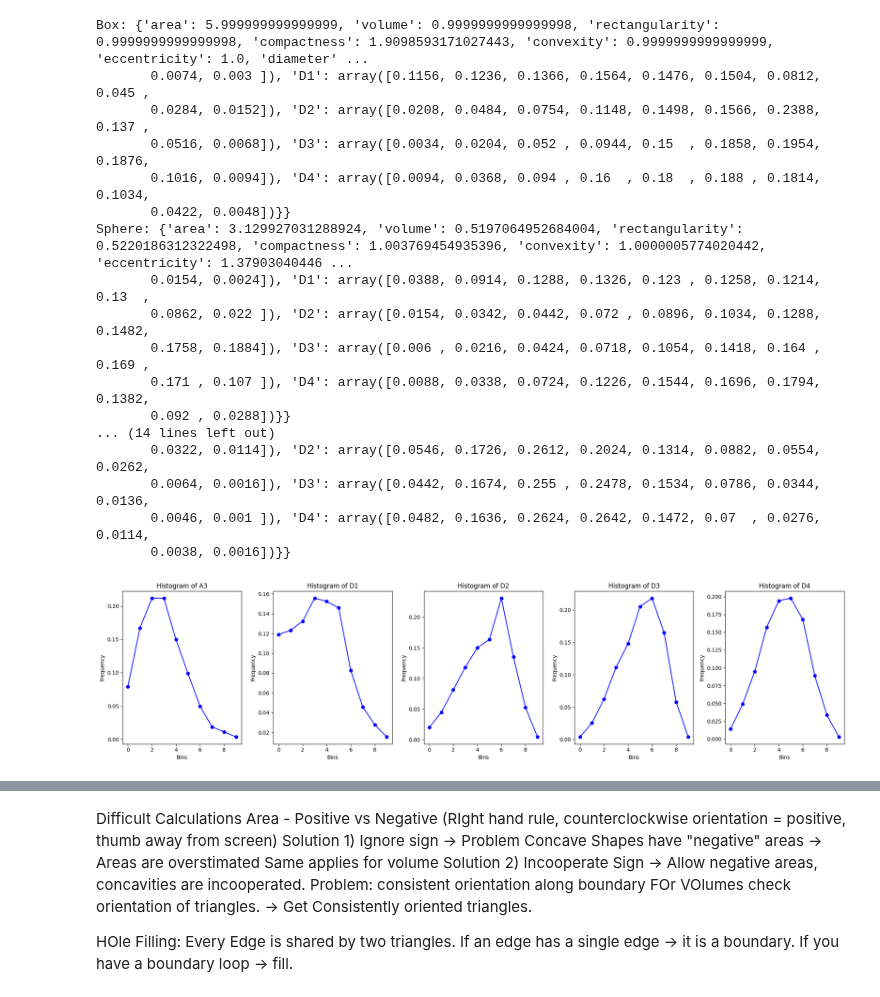
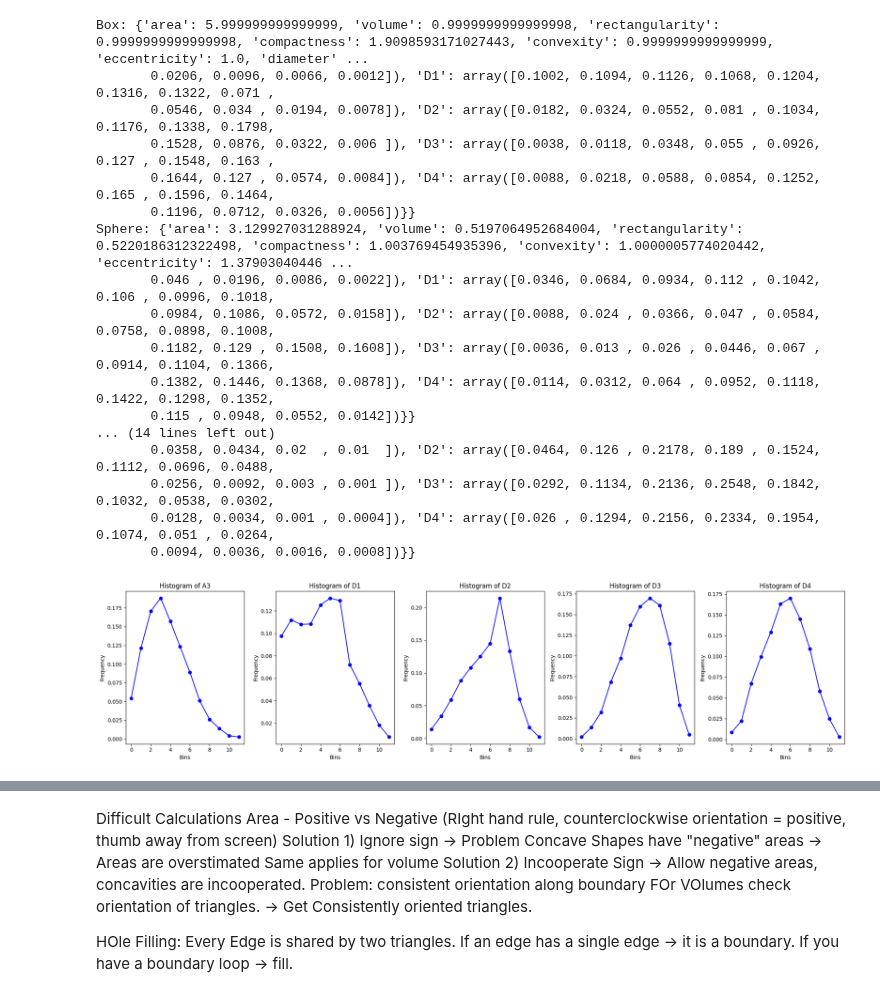
Before and after one commit to maria-raluca-st/INFOMR-final-project, a Jupyter notebook: mmdbs/feature_extract_copy.ipynb, the cells around one changed output, grey strips where cells are left out. Drawn from its saved outputs; the diff is of its cells as text; code cells hidden in the pictures.

Commit message:
added different mesh comparisons for histo features

```diff
--- a/mmdbs/feature_extract_copy.ipynb
+++ b/mmdbs/feature_extract_copy.ipynb
@@ -95,7 +100,7 @@ def get_hist(desc_vals, bins=10, normalize=True):
 
 def get_distributions(mesh:Mesh, show=True):
     num_samples = 5000
-    bins = 10
+    bins = 12
     com = get_center_of_mass(mesh)
     subsample1= mesh.vertices[np.random.choice(mesh.vertices.shape[0], 5000, replace=False), :]
 
@@ -144,12 +149,14 @@ def plot_hist(distributions):
     plt.show()
 
 #Calculate distance between the center and a random subset, returns list of euclidian distances
+# for D1 max num samples = nr of vertices
 def calc_D1(center, subs):
     ret = []
     for pt in subs:
         ret.append(np.linalg.norm(pt - center))
     return ret
 
+# max num samples  = (nr of vertices)^3
 def calc_A3(mesh: Mesh, num_samples = 500):
     # A3 for x(num_samples) number of times for each shape
     angles = []
@@ -162,6 +169,7 @@ def calc_A3(mesh: Mesh, num_samples = 500):
         angles.append(angle)
     return np.array(angles)
 
+# max num samples  = (nr of vertices) ^ 2
 def calc_D2(mesh: Mesh, num_samples=500):
     # D2 for x number of times, return concatenated val
     distances = []
@@ -172,50 +180,52 @@ def calc_D2(mesh: Mesh, num_samples=500):
         distances.append(distance)
     return np.array(distances)
 
+# max num samples  = (nr of vertices)^3
 def calc_D3(mesh: Mesh, num_samples = 500):
     areas = []
     vertices = mesh.vertices
     for _ in range(num_samples):
         v1, v2, v3 = vertices[np.random.choice(len(vertices), 3, replace=False)]
         area = 0.5 * np.linalg.norm(np.cross(v2 - v1, v3 - v1))
         areas.append(np.sqrt(area))
     return np.array(areas)
 
+# max num samples  = (nr of vertices)^4
 def calc_D4(mesh: Mesh, num_samples = 500):
     volumes = []
     vertices = mesh.vertices
     for _ in range(num_samples):
         v1, v2, v3, v4 = vertices[np.random.choice(len(vertices), 4, replace=False)]
         # volume of tetrahedron
         volume = np.abs(np.dot((v4 - v1), np.cross(v2 - v1, v3 - v1))) / 6
         volumes.append(np.cbrt(volume))
     return np.array(volumes)
 
 box_features = extract_features(boxMesh)
 
 print("Box:",extract_features(boxMesh))
 print("Sphere:",extract_features(sphereMesh))
 print("Train:",extract_features(train))
 print("Head:",extract_features(head))
 print("Insect:",extract_features(insect))
 
 plot_hist(box_features['distributions'])
 # %% [output]
 Box: {'area': 5.999999999999999, 'volume': 0.9999999999999998, 'rectangularity': 0.9999999999999998, 'compactness': 1.9098593171027443, 'convexity': 0.9999999999999999, 'eccentricity': 1.0, 'diameter' ...
-       0.0074, 0.003 ]), 'D1': array([0.1156, 0.1236, 0.1366, 0.1564, 0.1476, 0.1504, 0.0812, 0.045 ,
-       0.0284, 0.0152]), 'D2': array([0.0208, 0.0484, 0.0754, 0.1148, 0.1498, 0.1566, 0.2388, 0.137 ,
-       0.0516, 0.0068]), 'D3': array([0.0034, 0.0204, 0.052 , 0.0944, 0.15  , 0.1858, 0.1954, 0.1876,
-       0.1016, 0.0094]), 'D4': array([0.0094, 0.0368, 0.094 , 0.16  , 0.18  , 0.188 , 0.1814, 0.1034,
-       0.0422, 0.0048])}}
+       0.0206, 0.0096, 0.0066, 0.0012]), 'D1': array([0.1002, 0.1094, 0.1126, 0.1068, 0.1204, 0.1316, 0.1322, 0.071 ,
+       0.0546, 0.034 , 0.0194, 0.0078]), 'D2': array([0.0182, 0.0324, 0.0552, 0.081 , 0.1034, 0.1176, 0.1338, 0.1798,
+       0.1528, 0.0876, 0.0322, 0.006 ]), 'D3': array([0.0038, 0.0118, 0.0348, 0.055 , 0.0926, 0.127 , 0.1548, 0.163 ,
+       0.1644, 0.127 , 0.0574, 0.0084]), 'D4': array([0.0088, 0.0218, 0.0588, 0.0854, 0.1252, 0.165 , 0.1596, 0.1464,
+       0.1196, 0.0712, 0.0326, 0.0056])}}
 Sphere: {'area': 3.129927031288924, 'volume': 0.5197064952684004, 'rectangularity': 0.5220186312322498, 'compactness': 1.003769454935396, 'convexity': 1.0000005774020442, 'eccentricity': 1.37903040446 ...
-       0.0154, 0.0024]), 'D1': array([0.0388, 0.0914, 0.1288, 0.1326, 0.123 , 0.1258, 0.1214, 0.13  ,
-       0.0862, 0.022 ]), 'D2': array([0.0154, 0.0342, 0.0442, 0.072 , 0.0896, 0.1034, 0.1288, 0.1482,
-       0.1758, 0.1884]), 'D3': array([0.006 , 0.0216, 0.0424, 0.0718, 0.1054, 0.1418, 0.164 , 0.169 ,
-       0.171 , 0.107 ]), 'D4': array([0.0088, 0.0338, 0.0724, 0.1226, 0.1544, 0.1696, 0.1794, 0.1382,
-       0.092 , 0.0288])}}
+       0.046 , 0.0196, 0.0086, 0.0022]), 'D1': array([0.0346, 0.0684, 0.0934, 0.112 , 0.1042, 0.106 , 0.0996, 0.1018,
+       0.0984, 0.1086, 0.0572, 0.0158]), 'D2': array([0.0088, 0.024 , 0.0366, 0.047 , 0.0584, 0.0758, 0.0898, 0.1008,
+       0.1182, 0.129 , 0.1508, 0.1608]), 'D3': array([0.0036, 0.013 , 0.026 , 0.0446, 0.067 , 0.0914, 0.1104, 0.1366,
+       0.1382, 0.1446, 0.1368, 0.0878]), 'D4': array([0.0114, 0.0312, 0.064 , 0.0952, 0.1118, 0.1422, 0.1298, 0.1352,
+       0.115 , 0.0948, 0.0552, 0.0142])}}
 ... (14 lines left out)
-       0.0322, 0.0114]), 'D2': array([0.0546, 0.1726, 0.2612, 0.2024, 0.1314, 0.0882, 0.0554, 0.0262,
-       0.0064, 0.0016]), 'D3': array([0.0442, 0.1674, 0.255 , 0.2478, 0.1534, 0.0786, 0.0344, 0.0136,
-       0.0046, 0.001 ]), 'D4': array([0.0482, 0.1636, 0.2624, 0.2642, 0.1472, 0.07  , 0.0276, 0.0114,
-       0.0038, 0.0016])}}
+       0.0358, 0.0434, 0.02  , 0.01  ]), 'D2': array([0.0464, 0.126 , 0.2178, 0.189 , 0.1524, 0.1112, 0.0696, 0.0488,
+       0.0256, 0.0092, 0.003 , 0.001 ]), 'D3': array([0.0292, 0.1134, 0.2136, 0.2548, 0.1842, 0.1032, 0.0538, 0.0302,
+       0.0128, 0.0034, 0.001 , 0.0004]), 'D4': array([0.026 , 0.1294, 0.2156, 0.2334, 0.1954, 0.1074, 0.051 , 0.0264,
+       0.0094, 0.0036, 0.0016, 0.0008])}}
-[figure, old version]
+[figure, new version]
```
Also changed, not shown: parts of 3 cells of this notebook.
